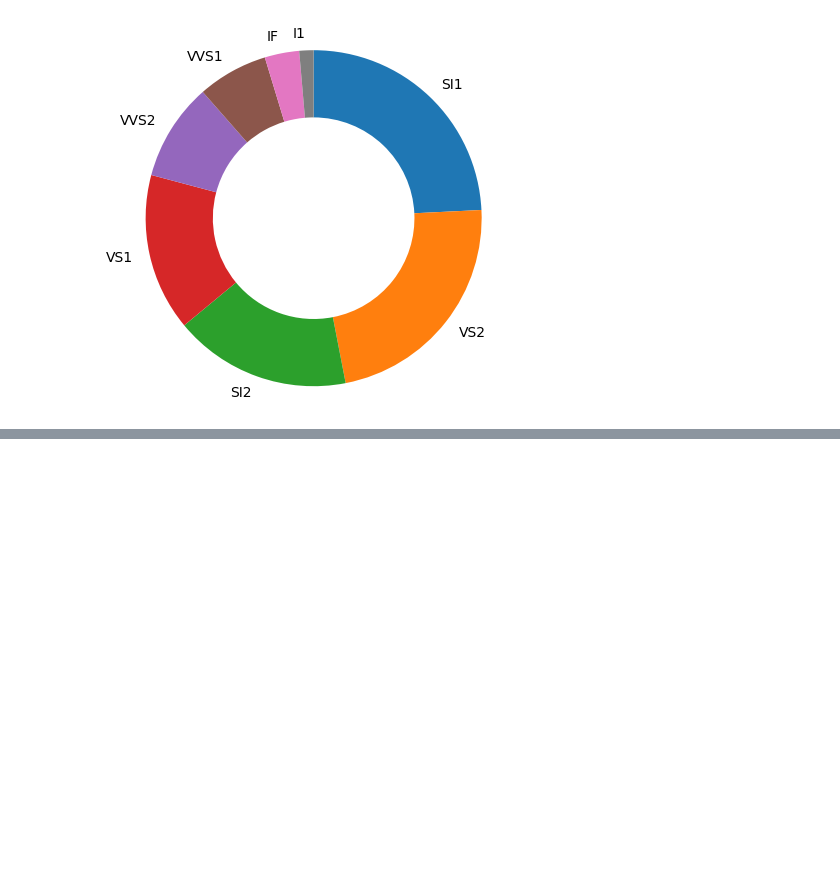
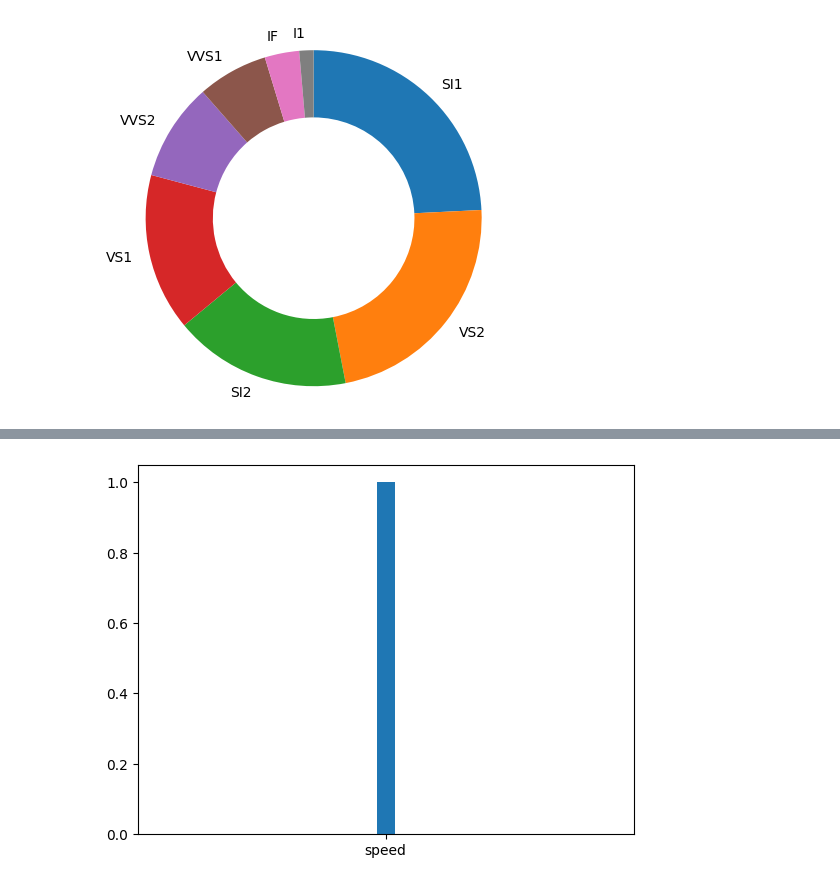
Before and after one commit to sondosaabed/Data-Visualization-with-Matplotlib-and-Seaborn, a Jupyter notebook: L3-Univariate-Exploration-of-Data.ipynb, the cells around one changed output, grey strips where cells are left out. Drawn from its saved outputs; the diff is of its cells as text; code cells hidden in the pictures; blank space fills up the shorter version.

```diff
--- a/L3-Univariate-Exploration-of-Data.ipynb
+++ b/L3-Univariate-Exploration-of-Data.ipynb
@@ -280,0 +299,4 @@ plt.axis('square');
+# %%
+plt.hist(data=df, x='speed', bins=25);
+# %% [output]
+[figure, added]
```
Also changed, not shown: parts of 6 cells of this notebook.
